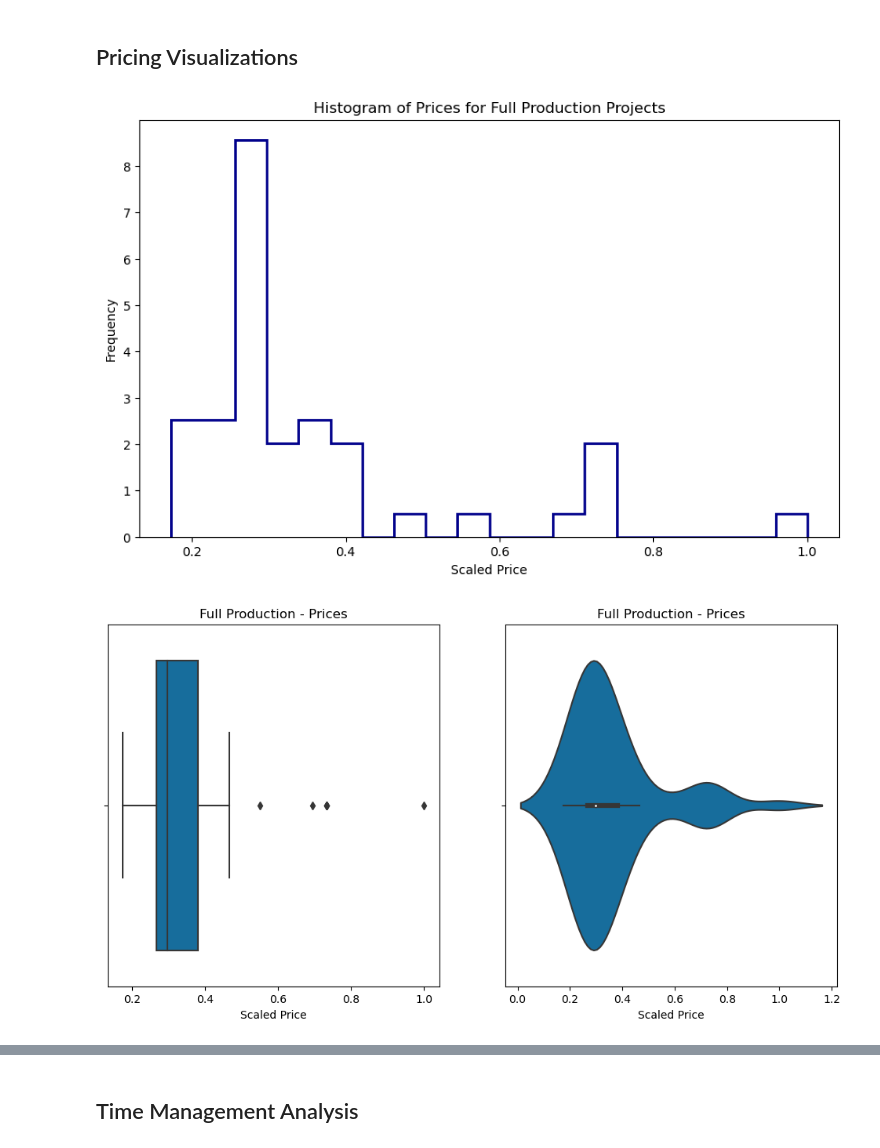
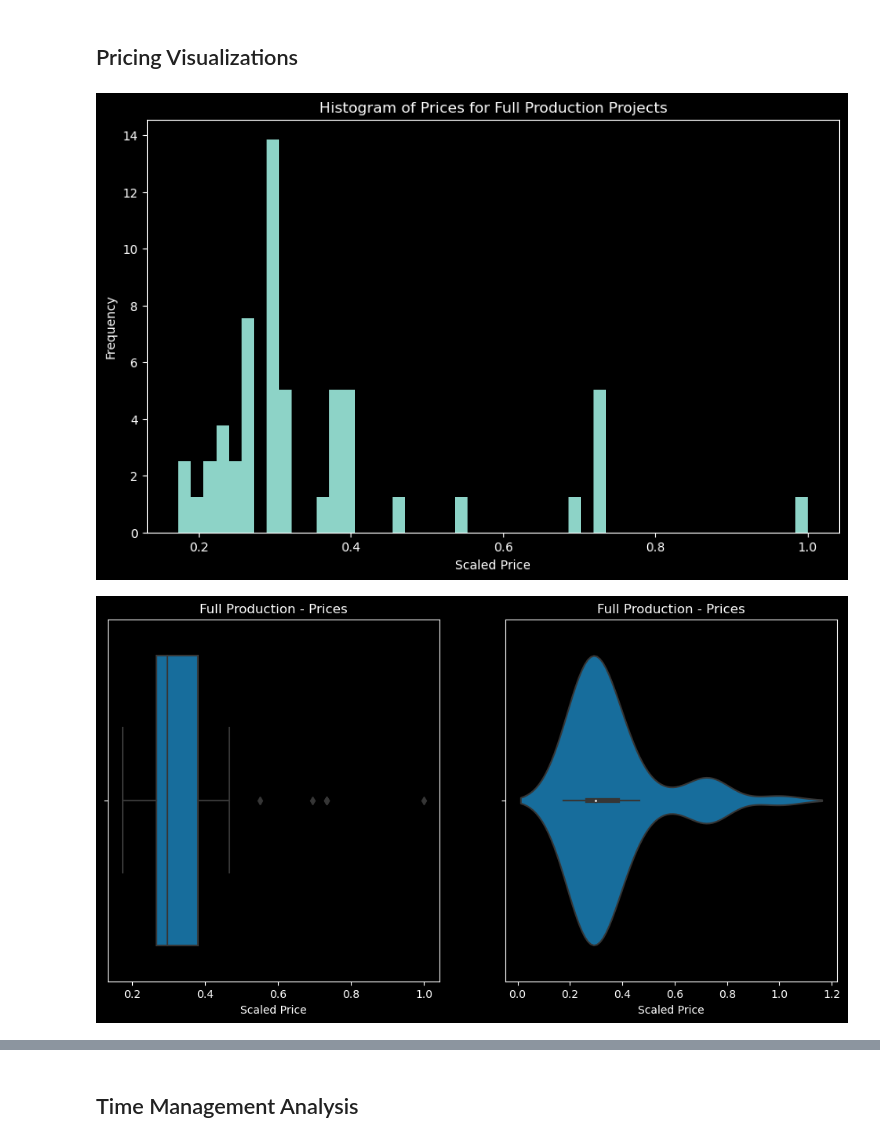
Before and after one commit to awkwardarm/Portfolio-Projects, a Jupyter notebook: TRYBA_time_tracking_analysis_public.ipynb, the cells around one changed output, grey strips where cells are left out. Saved outputs shown, nothing was run; the diff lists cells and outputs as text; code cells hidden in the pictures.

```diff
--- a/TRYBA_time_tracking_analysis_public.ipynb
+++ b/TRYBA_time_tracking_analysis_public.ipynb
@@ -1,7 +1,6 @@
 # %%
 import pandas as pd
 from matplotlib import pyplot as plt
-plt.style.use('default')
 import os
 import numpy as np
 import seaborn as sns
@@ -13,6 +12,7 @@ from sklearn.model_selection import train_test_split
 from sklearn.preprocessing import MinMaxScaler
 from sklearn.model_selection import train_test_split
 from sklearn.neighbors import KNeighborsClassifier
+from Tryba_Functions import scatter_with_subplots
 # %% [markdown]
 # Data Import
 # %%
@@ -49,18 +44,18 @@ project_hours_done_full_production_paid = project_hours[(project_hours['project_
 # %%
 #Histogram of prices on finished full production projects
 
 plt.figure(figsize=(10,6))
-plt.hist(project_hours_done_full_production_paid['price'], density=True, histtype= 'step', linewidth = 2, bins=20, color='darkblue')
+plt.hist(project_hours_done_full_production_paid['price'], density=True, bins=50)
 
 ax = plt.subplot()
 title = 'Histogram of Prices for Full Production Projects'
 plt.title(title)
 plt.xlabel('Scaled Price')
 plt.ylabel('Frequency')
 plt.savefig(os.path.join('Visualizations', title))
 plt.show()
 # %% [output]
-[figure, old version]
+[figure, new version]
 # %%
 plt.figure(figsize=(12,6))
 
@@ -81,7 +76,7 @@ title = 'Full Production Prices Box and Violin Plots'
 plt.savefig(os.path.join('Visualizations', title))
 plt.show()
 # %% [output]
-[figure, old version]
+[figure, new version]
 # %%
 plt.figure(figsize=(12,6))
 plt.subplot(1,2,1)
```
Also changed, not shown: parts of 11 cells of this notebook, 12 other files.
